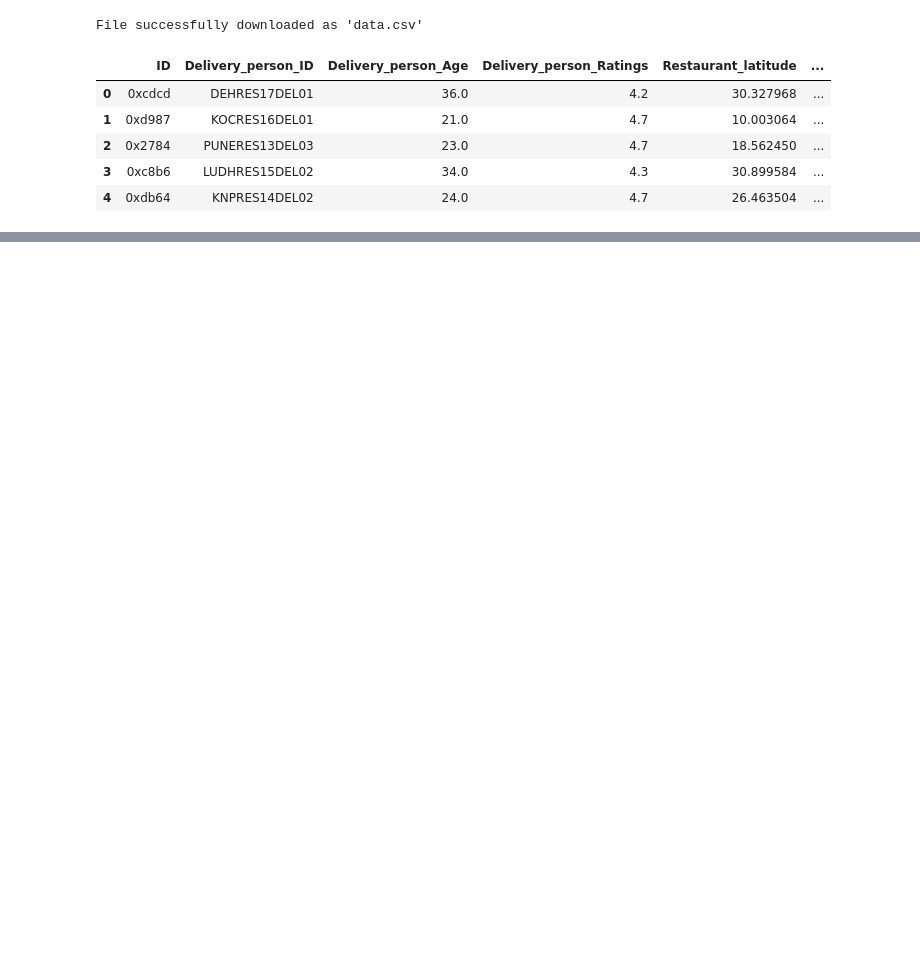
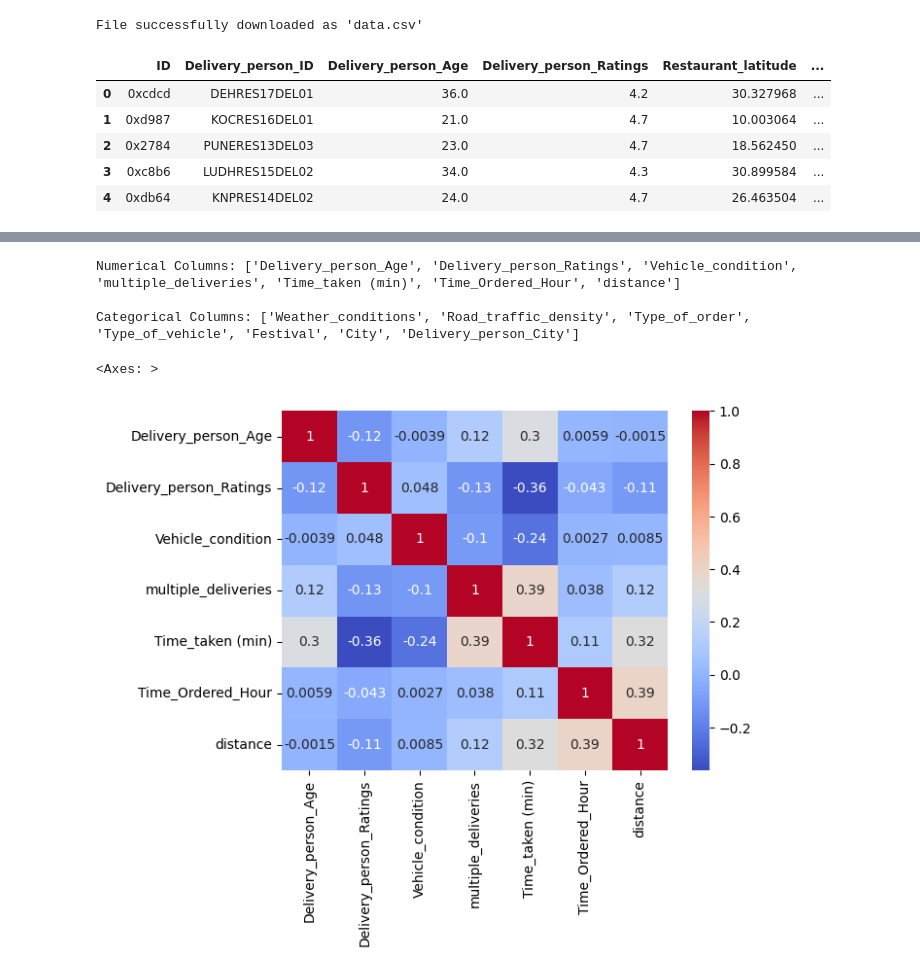
Before and after one commit to ArpitKadam/Zomato-Delivery-Time-Prediction, a Jupyter notebook: Research/research.ipynb, the cells around one changed output, grey strips where cells are left out. Saved outputs shown, nothing was run; the diff lists cells and outputs as text; code cells hidden in the pictures; blank space fills up the shorter version.

```diff
--- a/Research/research.ipynb
+++ b/Research/research.ipynb
@@ -25,0 +799,6 @@ df.head()
+# %%
+df.drop(columns=['Delivery_person_ID', 'Time_Orderd', 'Time_Order_picked', 'Restaurant_latitude','Restaurant_longitude',
+                 'Delivery_location_latitude','Delivery_location_longitude',
+                 'year','month','day','Time_Ordered_Minute','Time_Order_picked_Hour',
+                 'Time_Order_picked_min'],
+                axis=1, inplace=True)
@@ -25,0 +814,15 @@ df.head()
+# %%
+num_col = [col for col in df.columns if df[col].dtypes != 'O']
+cat_col = [col for col in df.columns if df[col].dtypes == 'O']
+print("Numerical Columns:", num_col)
+print()
+print("Categorical Columns:", cat_col)
+# %% [output]
+Numerical Columns: ['Delivery_person_Age', 'Delivery_person_Ratings', 'Vehicle_condition', 'multiple_deliveries', 'Time_taken (min)', 'Time_Ordered_Hour', 'distance']
+
+Categorical Columns: ['Weather_conditions', 'Road_traffic_density', 'Type_of_order', 'Type_of_vehicle', 'Festival', 'City', 'Delivery_person_City']
+# %%
+sns.heatmap(df[num_col].corr(), annot=True, cmap='coolwarm')
+# %% [output]
+<Axes: >
+[figure, added]
```
Also changed, not shown: parts of 90 cells of this notebook, 12 other files.
